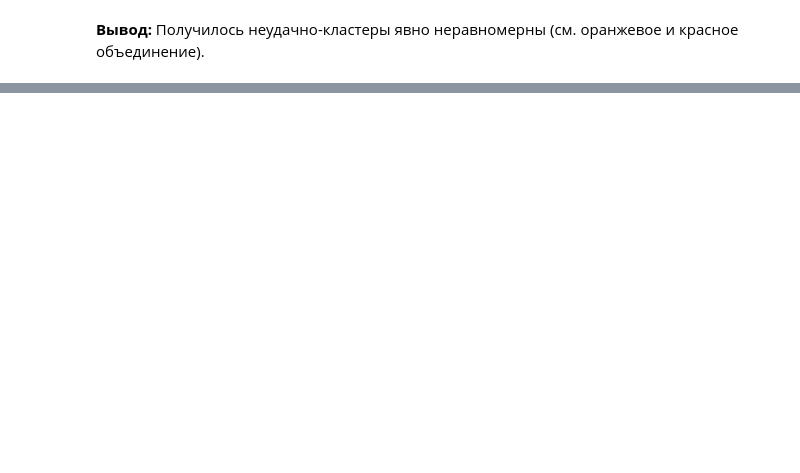
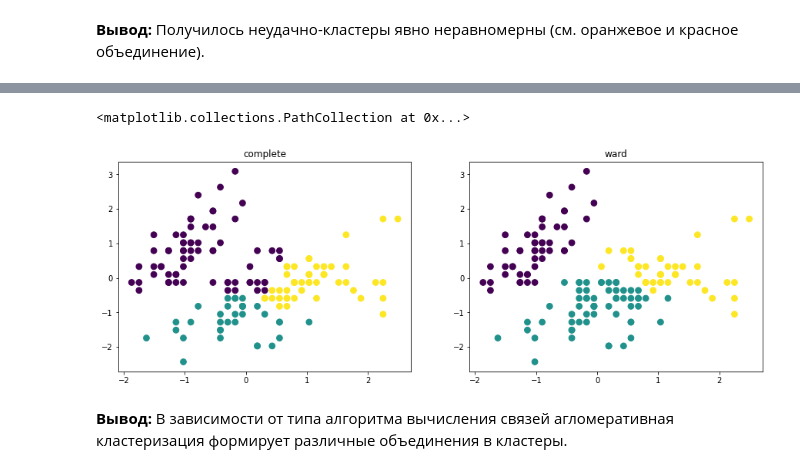
Before and after one commit to SergeyChernyaev/Python-Homeworks, a Jupyter notebook: STPY-39/Homeworks/05_Homework (classification&clasterization)/05Homework_white.ipynb, the cells around one changed output, grey strips where cells are left out. Cells and saved outputs as stored; diff of their text form; code cells hidden in the pictures; blank space fills up the shorter version.

```diff
--- a/STPY-39/Homeworks/05_Homework (classification&clasterization)/05Homework_white.ipynb
+++ b/STPY-39/Homeworks/05_Homework (classification&clasterization)/05Homework_white.ipynb
@@ -477,0 +496,9 @@ plt.scatter(X_scaled[:, 0], X_scaled[:, 1], c=clusters, s=60)
+# %%
+aglo_complete = AgglomerativeClustering(n_clusters=3,linkage='complete')
+clusters_complete = aglo_complete.fit_predict(X_scaled)
+
+aglo_ward = AgglomerativeClustering(n_clusters=3,linkage='ward')
+clusters_ward = aglo_ward.fit_predict(X_scaled)
+
+display(clusters_complete)
+display(clusters_ward)
@@ -477,0 +520,12 @@ plt.scatter(X_scaled[:, 0], X_scaled[:, 1], c=clusters, s=60)
+# %%
+# построение разбиения
+plt.figure(figsize=(15, 5))
+plt.subplot(1,2,1).set(title='complete')
+plt.scatter(X_scaled[:, 0], X_scaled[:, 1], c=clusters_complete, s=60)
+plt.subplot(1,2,2).set(title='ward')
+plt.scatter(X_scaled[:, 0], X_scaled[:, 1], c=clusters_ward, s=60)
+# %% [output]
+<matplotlib.collections.PathCollection at 0x...>
+[figure, added]
+# %% [markdown]
+**Вывод:** В зависимости от типа алгоритма вычисления связей агломеративная кластеризация формирует различные объединения в кластеры.
```
Also changed, not shown: parts of 23 cells of this notebook, 1 other file.
